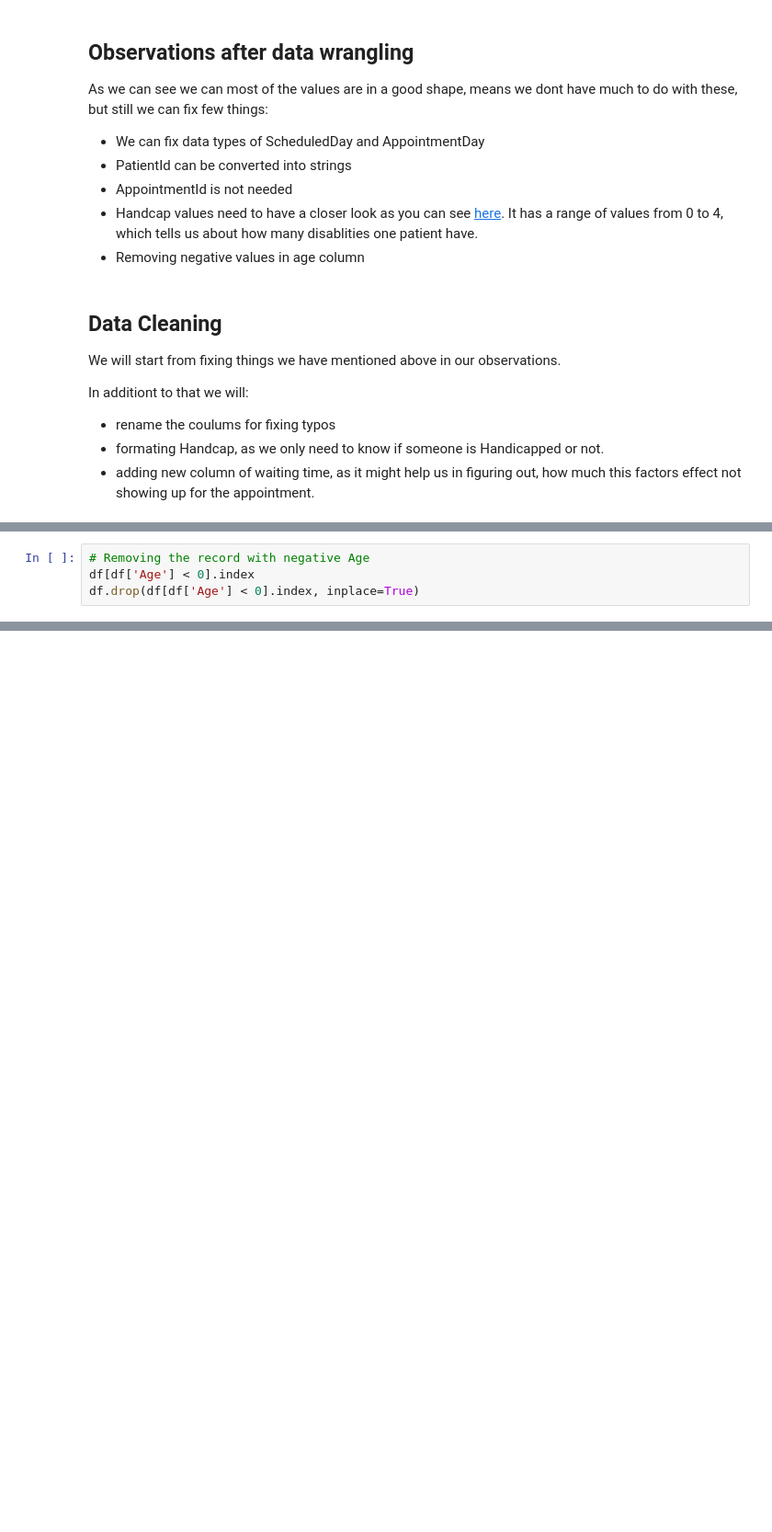
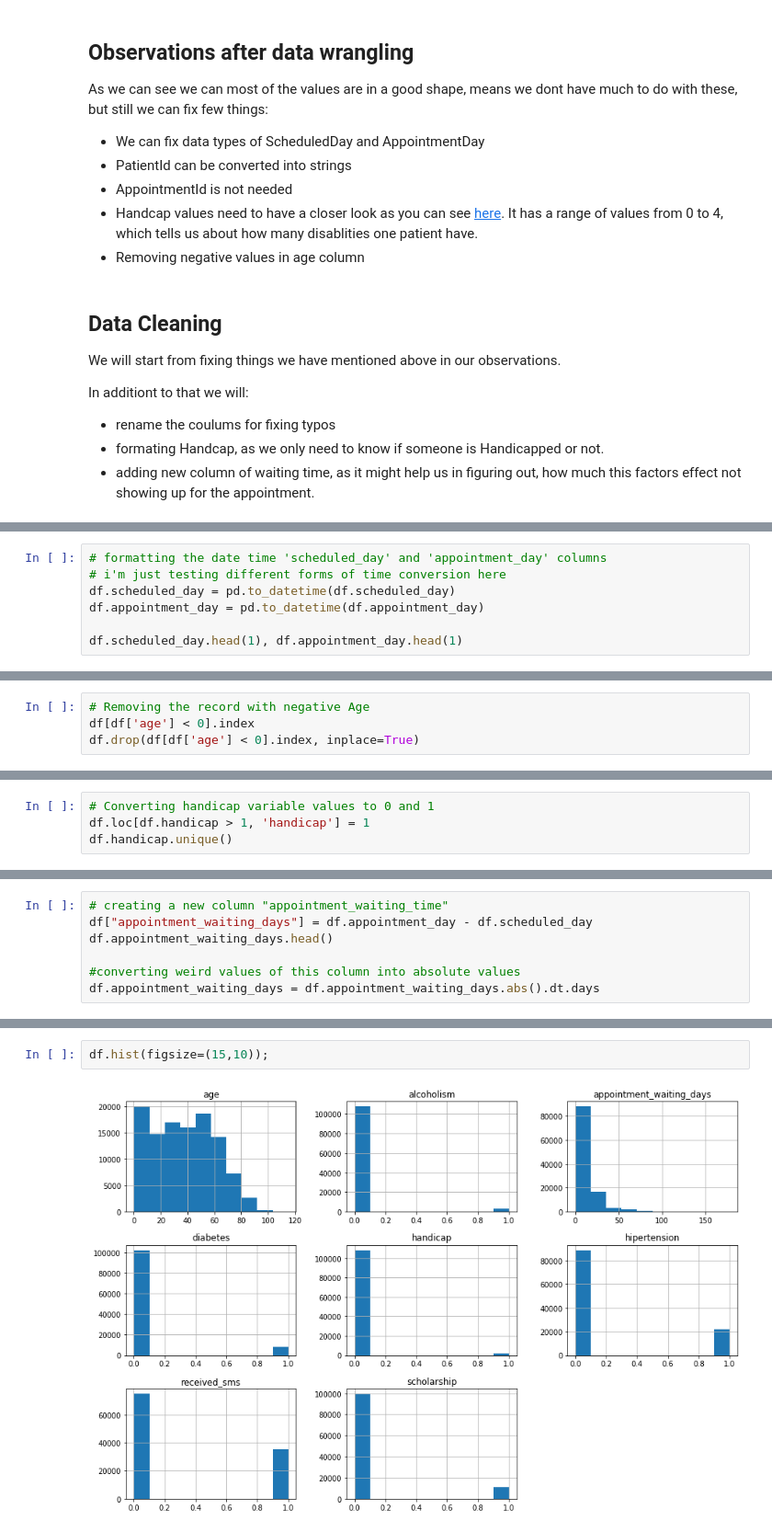
Before and after one commit to faizankhann/Medical-Appointment-No-Show, a Jupyter notebook: Medical Appointment No Show.ipynb, the cells around one changed output, grey strips where cells are left out. Shown at 92% size. Cells and saved outputs as stored; diff of their text form; blank space fills up the shorter version.

```diff
--- a/Medical Appointment No Show.ipynb
+++ b/Medical Appointment No Show.ipynb
@@ -235,0 +258,7 @@ In additiont to that we will:
+# %%
+# formatting the date time 'scheduled_day' and 'appointment_day' columns
+# i'm just testing different forms of time conversion here
+df.scheduled_day = pd.to_datetime(df.scheduled_day)
+df.appointment_day = pd.to_datetime(df.appointment_day)
+
+df.scheduled_day.head(1), df.appointment_day.head(1)
@@ -236,4 +270,4 @@ In additiont to that we will:
 # %%
 # Removing the record with negative Age
-df[df['Age'] < 0].index
-df.drop(df[df['Age'] < 0].index, inplace=True)
+df[df['age'] < 0].index
+df.drop(df[df['age'] < 0].index, inplace=True)
@@ -244,0 +274,4 @@ df[df['Age'] < 0]
+# %%
+# Converting handicap variable values to 0 and 1
+df.loc[df.handicap > 1, 'handicap'] = 1
+df.handicap.unique()
@@ -244,0 +280,7 @@ df[df['Age'] < 0]
+# %%
+# creating a new column "appointment_waiting_time"
+df["appointment_waiting_days"] = df.appointment_day - df.scheduled_day
+df.appointment_waiting_days.head()
+
+#converting weird values of this column into absolute values
+df.appointment_waiting_days = df.appointment_waiting_days.abs().dt.days
@@ -244,0 +311,4 @@ df[df['Age'] < 0]
+# %%
+df.hist(figsize=(15,10));
+# %% [output]
+[figure, added]
```
Also changed, not shown: parts of 10 cells of this notebook.
